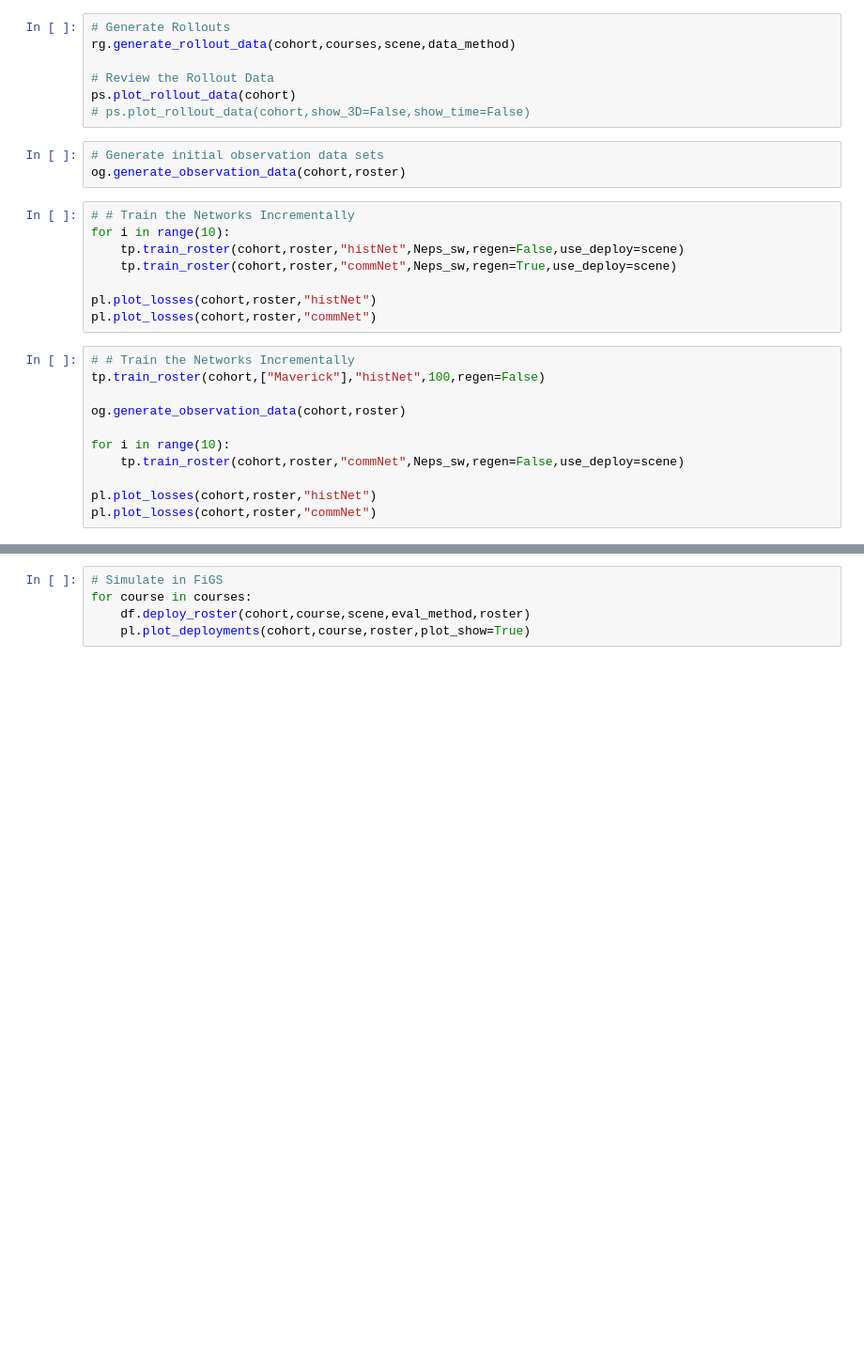
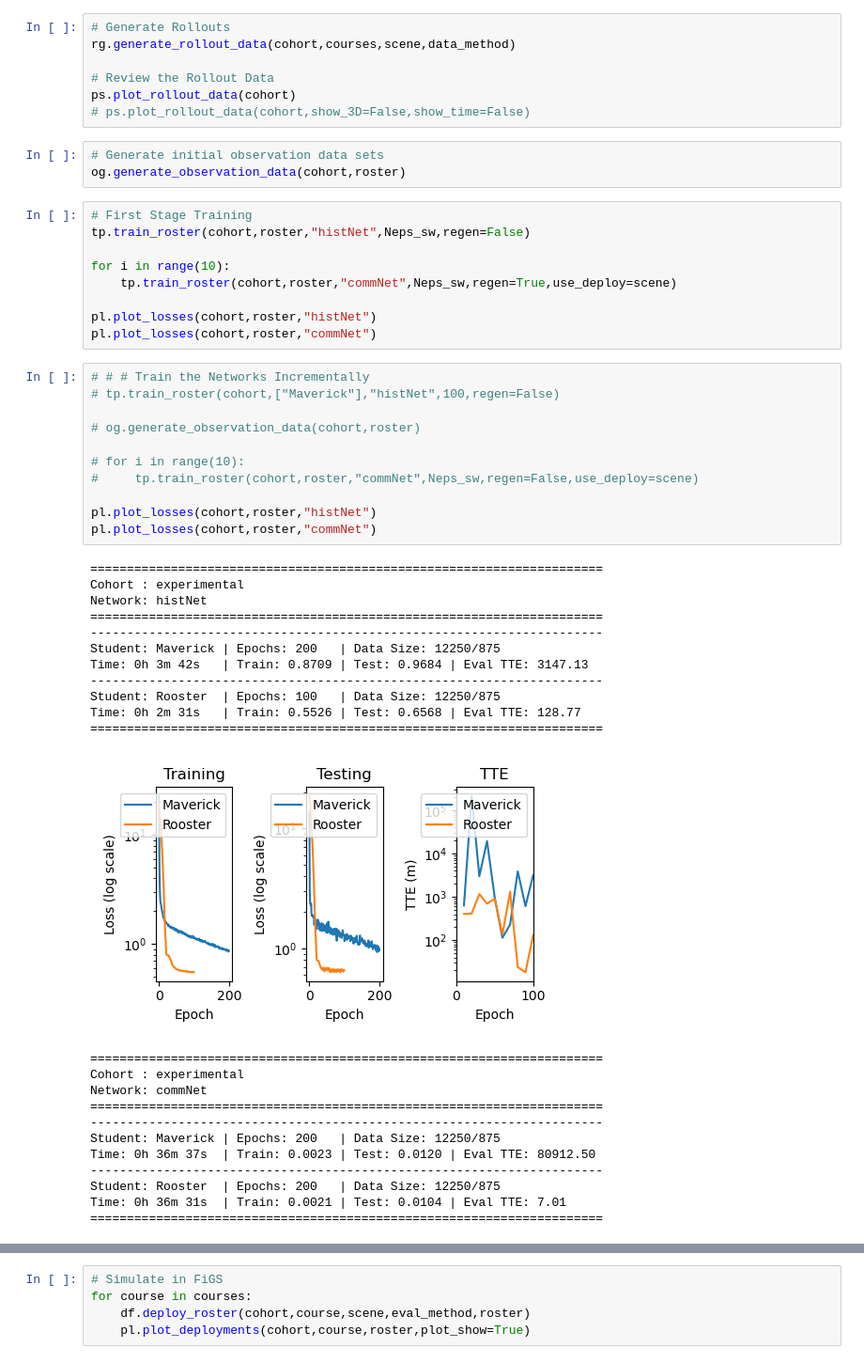
Before and after one commit to denisfliu/SousVide, a Jupyter notebook: notebooks/vit_general.ipynb, the cells around one changed output, grey strips where cells are left out. Shown at 94% size. Saved outputs shown, nothing was run; the diff lists cells and outputs as text; blank space fills up the shorter version.

Commit message:
Save before moving training set to Niflheim.

```diff
--- a/notebooks/vit_general.ipynb
+++ b/notebooks/vit_general.ipynb
@@ -50,21 +43,46 @@ ps.plot_rollout_data(cohort)
 # Generate initial observation data sets
 og.generate_observation_data(cohort,roster)
 # %%
-# # Train the Networks Incrementally
+# First Stage Training
+tp.train_roster(cohort,roster,"histNet",Neps_sw,regen=False)
+
 for i in range(10):
-    tp.train_roster(cohort,roster,"histNet",Neps_sw,regen=False,use_deploy=scene)
     tp.train_roster(cohort,roster,"commNet",Neps_sw,regen=True,use_deploy=scene)
 
 pl.plot_losses(cohort,roster,"histNet")
 pl.plot_losses(cohort,roster,"commNet")
 # %%
-# # Train the Networks Incrementally
-tp.train_roster(cohort,["Maverick"],"histNet",100,regen=False)
+# # # Train the Networks Incrementally
+# tp.train_roster(cohort,["Maverick"],"histNet",100,regen=False)
 
-og.generate_observation_data(cohort,roster)
+# og.generate_observation_data(cohort,roster)
 
-for i in range(10):
-    tp.train_roster(cohort,roster,"commNet",Neps_sw,regen=False,use_deploy=scene)
+# for i in range(10):
+#     tp.train_roster(cohort,roster,"commNet",Neps_sw,regen=False,use_deploy=scene)
 
 pl.plot_losses(cohort,roster,"histNet")
 pl.plot_losses(cohort,roster,"commNet")
+# %% [output]
+======================================================================
+Cohort : experimental
+Network: histNet
+======================================================================
+----------------------------------------------------------------------
+Student: Maverick | Epochs: 200   | Data Size: 12250/875
+Time: 0h 3m 42s   | Train: 0.8709 | Test: 0.9684 | Eval TTE: 3147.13
+----------------------------------------------------------------------
+Student: Rooster  | Epochs: 100   | Data Size: 12250/875
+Time: 0h 2m 31s   | Train: 0.5526 | Test: 0.6568 | Eval TTE: 128.77
+======================================================================
+[figure, added]
+======================================================================
+Cohort : experimental
+Network: commNet
+======================================================================
+----------------------------------------------------------------------
+Student: Maverick | Epochs: 200   | Data Size: 12250/875
+Time: 0h 36m 37s  | Train: 0.0023 | Test: 0.0120 | Eval TTE: 80912.50
+----------------------------------------------------------------------
+Student: Rooster  | Epochs: 200   | Data Size: 12250/875
+Time: 0h 36m 31s  | Train: 0.0021 | Test: 0.0104 | Eval TTE: 7.01
+======================================================================
```
Also changed, not shown: parts of 2 cells of this notebook, 2 other files.
